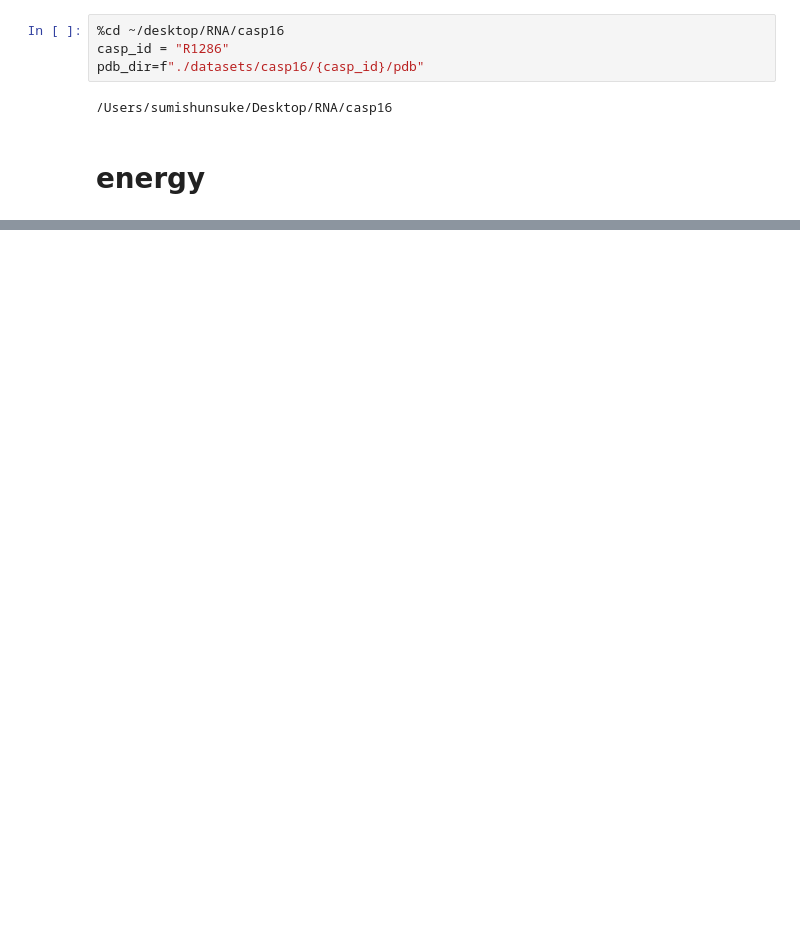
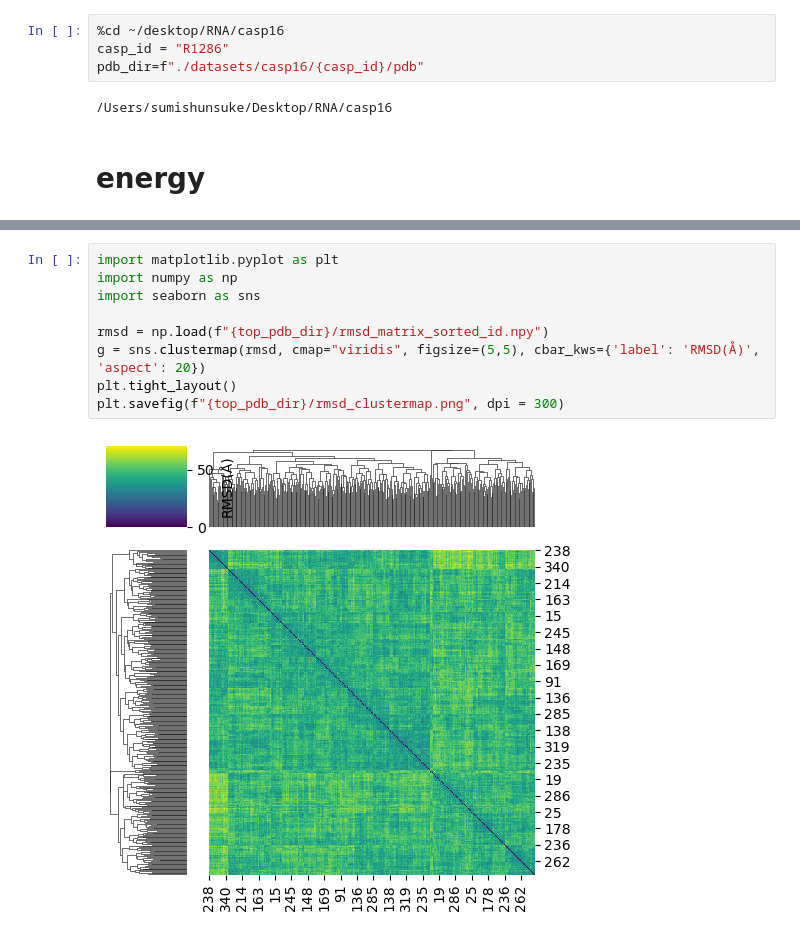
Before and after one commit to Shunsuke-1994/casp16, a Jupyter notebook: notebooks/R1286.ipynb, the cells around one changed output, grey strips where cells are left out. Saved outputs shown, nothing was run; the diff lists cells and outputs as text; blank space fills up the shorter version.

```diff
--- a/notebooks/R1286.ipynb
+++ b/notebooks/R1286.ipynb
@@ -15,0 +171,11 @@ pdb_dir=f"./datasets/casp16/{casp_id}/pdb"
+# %%
+import matplotlib.pyplot as plt
+import numpy as np
+import seaborn as sns
+
+rmsd = np.load(f"{top_pdb_dir}/rmsd_matrix_sorted_id.npy")
+g = sns.clustermap(rmsd, cmap="viridis", figsize=(5,5), cbar_kws={'label': 'RMSD(Å)', 'aspect': 20})
+plt.tight_layout()
+plt.savefig(f"{top_pdb_dir}/rmsd_clustermap.png", dpi = 300)
+# %% [output]
+[figure, added]
```
Also changed, not shown: parts of 22 cells of this notebook, 1 other file.
